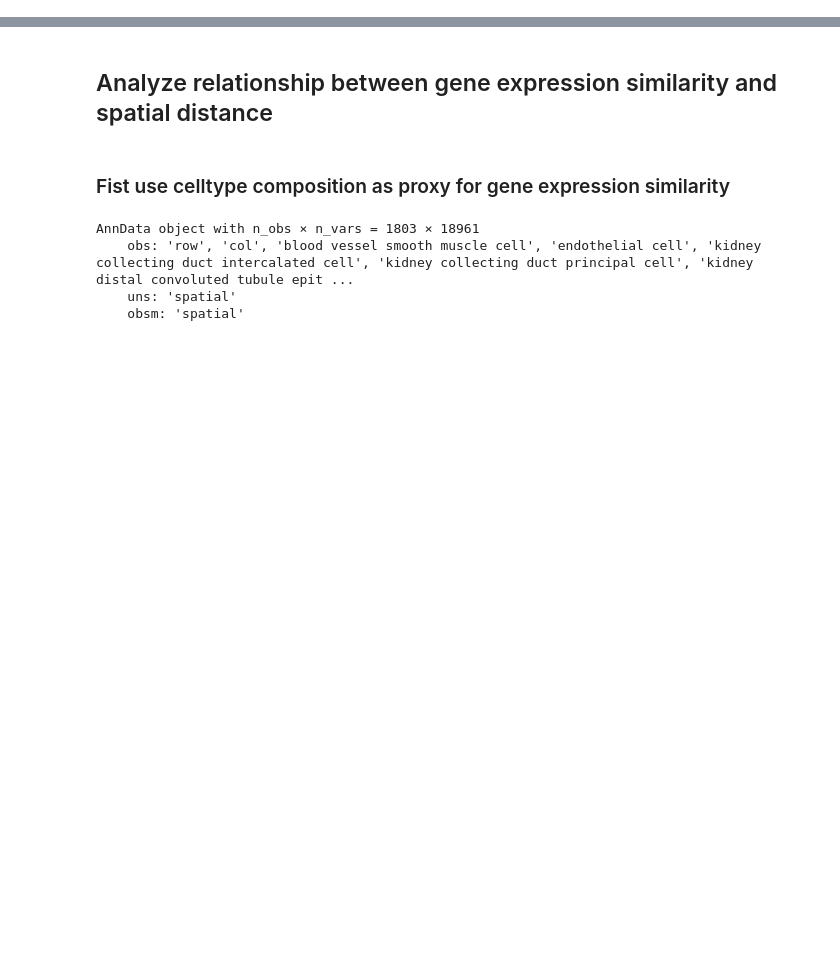
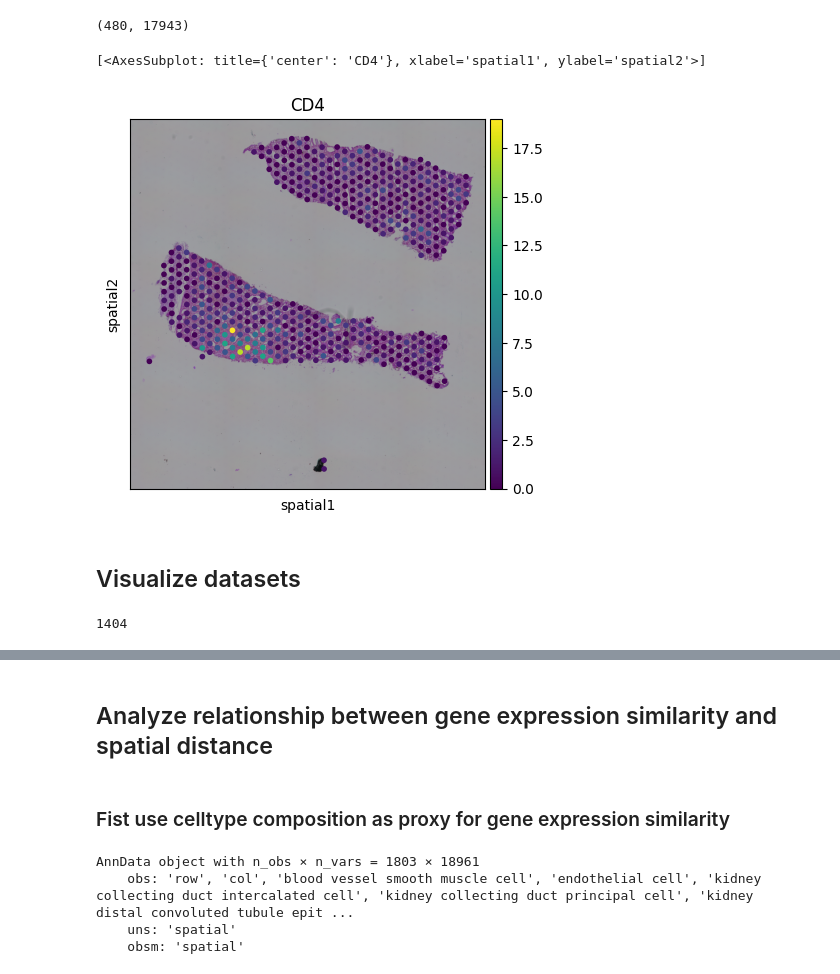
Before and after one commit to robinredX/DISSECT, a Jupyter notebook: notebooks/analysis.ipynb, the cells around one changed output, grey strips where cells are left out. Saved outputs shown, nothing was run; the diff lists cells and outputs as text; code cells hidden in the pictures; blank space fills up the shorter version.

```diff
--- a/notebooks/analysis.ipynb
+++ b/notebooks/analysis.ipynb
@@ -34,0 +57,2 @@ experiment_path = f"{experiment_dir}/{experiment_name}"
+# %%
+adata = sc.read_h5ad("../data/single-cell/kidney/Mature_Full_v3_harmonizedCelltypes.h5ad")
@@ -34,0 +89,9 @@ experiment_path = f"{experiment_dir}/{experiment_name}"
+# %%
+adata.shape
+# %% [output]
+(480, 17943)
+# %%
+sc.pl.spatial(adata, color="CD4", size=1, show=False)
+# %% [output]
+[<AxesSubplot: title={'center': 'CD4'}, xlabel='spatial1', ylabel='spatial2'>]
+[figure, added]
@@ -34,0 +149,8 @@ experiment_path = f"{experiment_dir}/{experiment_name}"
+# %% [markdown]
+## Visualize datasets
+# %%
+idx = -1
+sc_data = sc.read_h5ad(sc_paths[idx])
+sc_data.obs["Celltype"].value_counts().sum()
+# %% [output]
+1404
```
Also changed, not shown: parts of 41 cells of this notebook, 2 other files.
